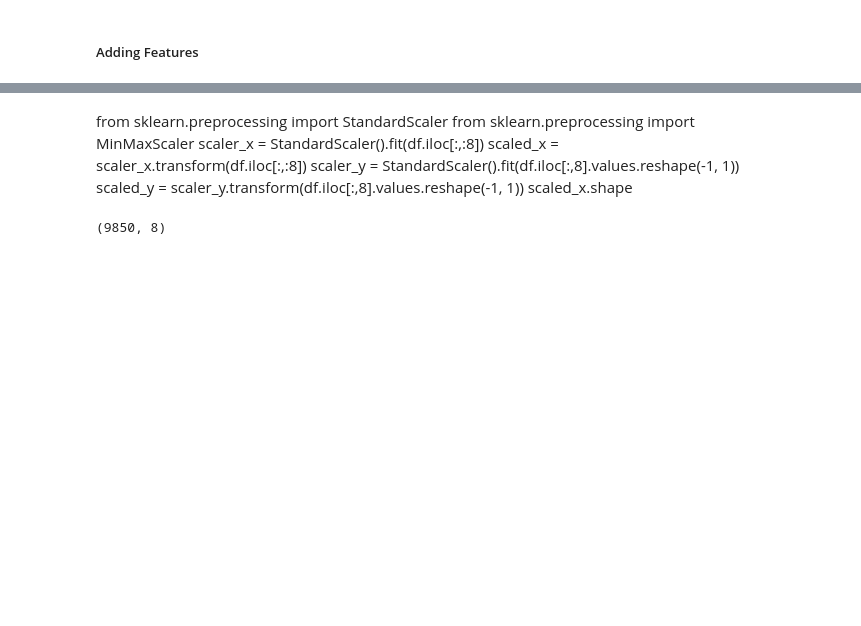
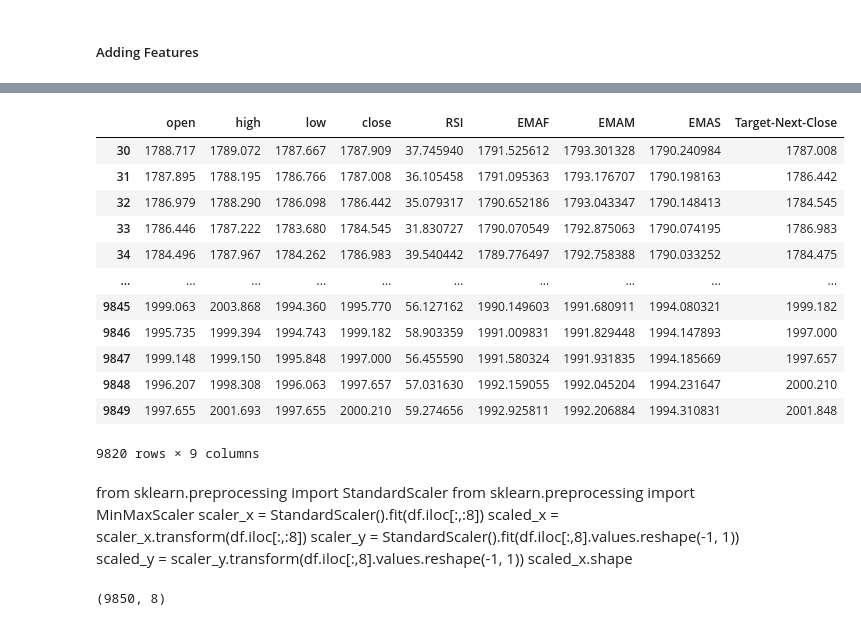
Before and after one commit to pkong001/Neural-Network-XAUUSD, a Jupyter notebook: LSTM me.ipynb, the cells around one changed output, grey strips where cells are left out. Drawn from its saved outputs; the diff is of its cells as text; code cells hidden in the pictures; blank space fills up the shorter version.

```diff
--- a/LSTM me.ipynb
+++ b/LSTM me.ipynb
@@ -84,4 +84,20 @@ df
 9850 rows × 9 columns
+# %%
+df.iloc[30:,:]
+# %% [output]
+|  | open | high | low | close | RSI | EMAF | EMAM | EMAS | Target-Next-Close |
+| 30 | 1788.717 | 1789.072 | 1787.667 | 1787.909 | 37.745940 | 1791.525612 | 1793.301328 | 1790.240984 | 1787.008 |
+| 31 | 1787.895 | 1788.195 | 1786.766 | 1787.008 | 36.105458 | 1791.095363 | 1793.176707 | 1790.198163 | 1786.442 |
+| 32 | 1786.979 | 1788.290 | 1786.098 | 1786.442 | 35.079317 | 1790.652186 | 1793.043347 | 1790.148413 | 1784.545 |
+| 33 | 1786.446 | 1787.222 | 1783.680 | 1784.545 | 31.830727 | 1790.070549 | 1792.875063 | 1790.074195 | 1786.983 |
+| 34 | 1784.496 | 1787.967 | 1784.262 | 1786.983 | 39.540442 | 1789.776497 | 1792.758388 | 1790.033252 | 1784.475 |
+| ... | ... | ... | ... | ... | ... | ... | ... | ... | ... |
+| 9845 | 1999.063 | 2003.868 | 1994.360 | 1995.770 | 56.127162 | 1990.149603 | 1991.680911 | 1994.080321 | 1999.182 |
+| 9846 | 1995.735 | 1999.394 | 1994.743 | 1999.182 | 58.903359 | 1991.009831 | 1991.829448 | 1994.147893 | 1997.000 |
+| 9847 | 1999.148 | 1999.150 | 1995.848 | 1997.000 | 56.455590 | 1991.580324 | 1991.931835 | 1994.185669 | 1997.657 |
+| 9848 | 1996.207 | 1998.308 | 1996.063 | 1997.657 | 57.031630 | 1992.159055 | 1992.045204 | 1994.231647 | 2000.210 |
+| 9849 | 1997.655 | 2001.693 | 1997.655 | 2000.210 | 59.274656 | 1992.925811 | 1992.206884 | 1994.310831 | 2001.848 |
+9820 rows × 9 columns
 # %% [markdown]
 from sklearn.preprocessing import StandardScaler
 from sklearn.preprocessing import MinMaxScaler
```
Also changed, not shown: parts of 24 cells of this notebook.
